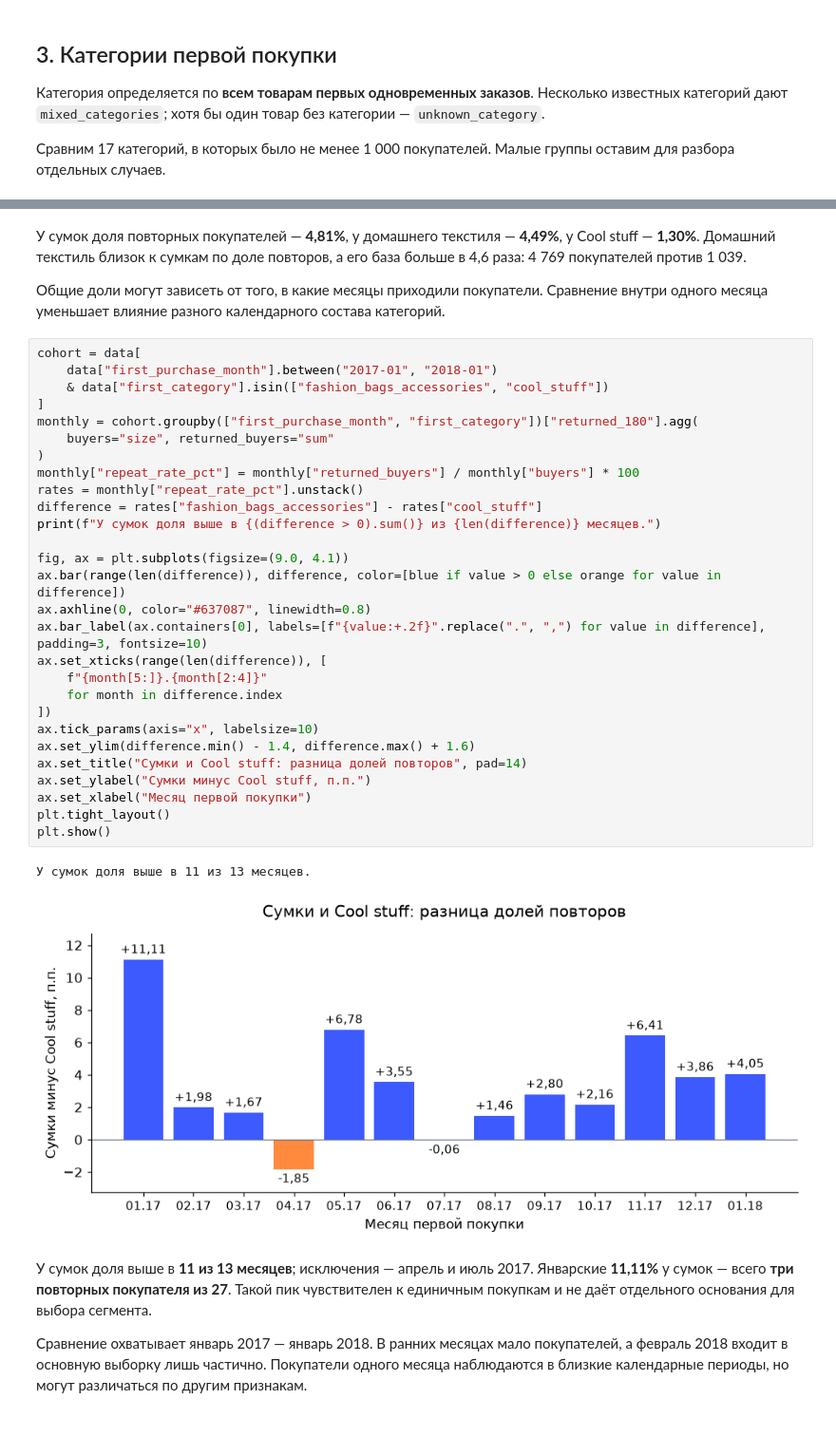
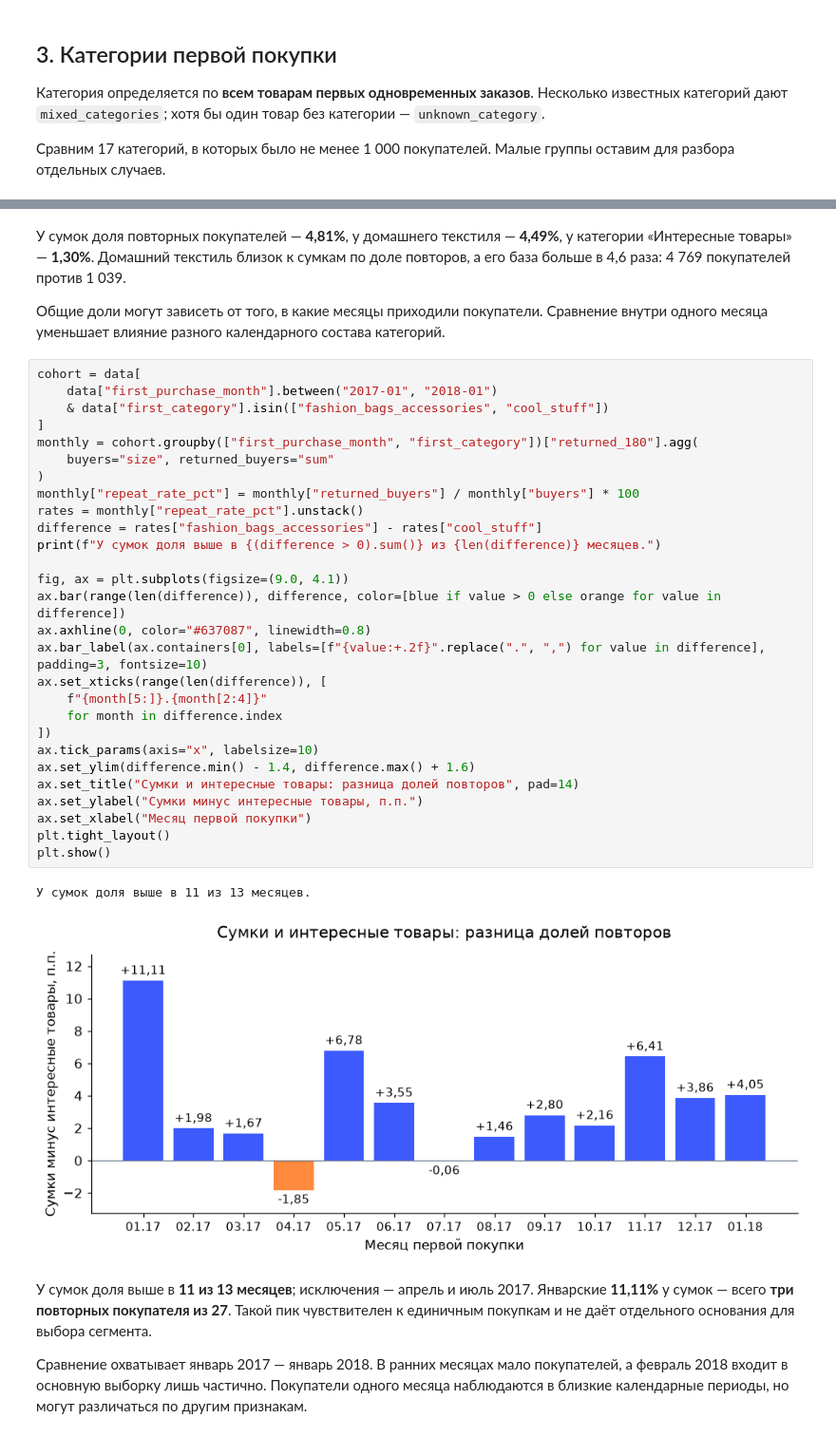
Before and after one commit to Alina-lab/ecommerce-retention-analysis, a Jupyter notebook: olist_retention_analysis.ipynb, the cells around one changed output, grey strips where cells are left out. Shown at 95% size. Drawn from its saved outputs; the diff is of its cells as text.

Commit message:
Simplify notebook text and translate Cool stuff labels

```diff
--- a/olist_retention_analysis.ipynb
+++ b/olist_retention_analysis.ipynb
@@ -134,38 +128,38 @@ plt.show()
 # %% [markdown]
-У сумок доля повторных покупателей — **4,81%**, у домашнего текстиля — **4,49%**, у Cool stuff — **1,30%**. Домашний текстиль близок к сумкам по доле повторов, а его база больше в 4,6 раза: 4 769 покупателей против 1 039.
+У сумок доля повторных покупателей — **4,81%**, у домашнего текстиля — **4,49%**, у категории «Интересные товары» — **1,30%**. Домашний текстиль близок к сумкам по доле повторов, а его база больше в 4,6 раза: 4 769 покупателей против 1 039.
 
 Общие доли могут зависеть от того, в какие месяцы приходили покупатели. Сравнение внутри одного месяца уменьшает влияние разного календарного состава категорий.
 # %%
 cohort = data[
     data["first_purchase_month"].between("2017-01", "2018-01")
     & data["first_category"].isin(["fashion_bags_accessories", "cool_stuff"])
 ]
 monthly = cohort.groupby(["first_purchase_month", "first_category"])["returned_180"].agg(
     buyers="size", returned_buyers="sum"
 )
 monthly["repeat_rate_pct"] = monthly["returned_buyers"] / monthly["buyers"] * 100
 rates = monthly["repeat_rate_pct"].unstack()
 difference = rates["fashion_bags_accessories"] - rates["cool_stuff"]
 print(f"У сумок доля выше в {(difference > 0).sum()} из {len(difference)} месяцев.")
 
 fig, ax = plt.subplots(figsize=(9.0, 4.1))
 ax.bar(range(len(difference)), difference, color=[blue if value > 0 else orange for value in difference])
 ax.axhline(0, color="#637087", linewidth=0.8)
 ax.bar_label(ax.containers[0], labels=[f"{value:+.2f}".replace(".", ",") for value in difference], padding=3, fontsize=10)
 ax.set_xticks(range(len(difference)), [
     f"{month[5:]}.{month[2:4]}"
     for month in difference.index
 ])
 ax.tick_params(axis="x", labelsize=10)
 ax.set_ylim(difference.min() - 1.4, difference.max() + 1.6)
-ax.set_title("Сумки и Cool stuff: разница долей повторов", pad=14)
-ax.set_ylabel("Сумки минус Cool stuff, п.п.")
+ax.set_title("Сумки и интересные товары: разница долей повторов", pad=14)
+ax.set_ylabel("Сумки минус интересные товары, п.п.")
 ax.set_xlabel("Месяц первой покупки")
 plt.tight_layout()
 plt.show()
 # %% [output]
 У сумок доля выше в 11 из 13 месяцев.
-[figure, old version]
+[figure, new version]
 # %% [markdown]
 У сумок доля выше в **11 из 13 месяцев**; исключения — апрель и июль 2017. Январские **11,11%** у сумок — всего **три повторных покупателя из 27**. Такой пик чувствителен к единичным покупкам и не даёт отдельного основания для выбора сегмента.
 
```
Also changed, not shown: parts of 7 cells of this notebook, 1 other file.
